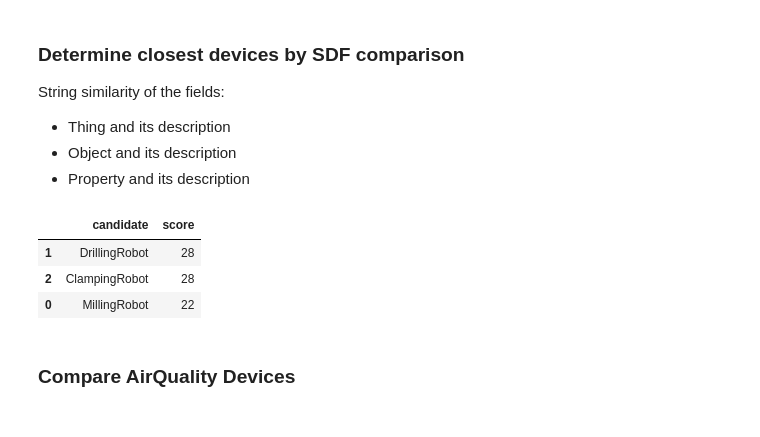
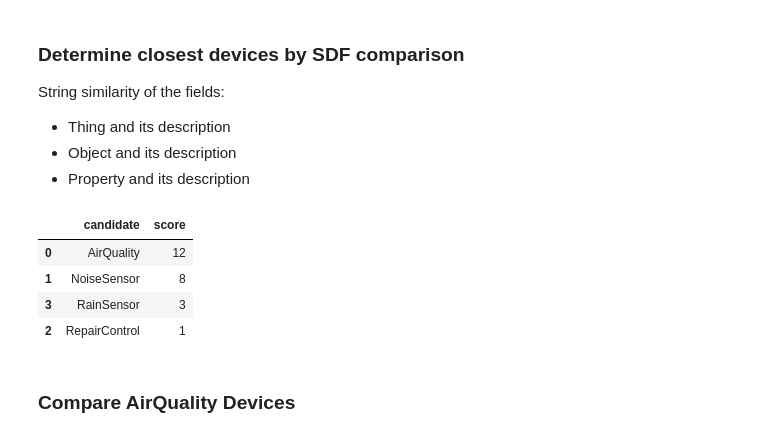
Before and after one commit to alejp1998/kg-iot-dt, a Jupyter notebook: kgdt/devs_similarity.ipynb, the cells around one changed output. Saved outputs shown, nothing was run; the diff lists cells and outputs as text; code cells hidden in the pictures.

```diff
--- a/kgdt/devs_similarity.ipynb
+++ b/kgdt/devs_similarity.ipynb
@@ -135,3 +114,15 @@ unknown_dev_name = 'PickUpRobot'
+# %%
+# Compute voting results df
+def calc_voting_result_df(votes) :
+    total_vote_sdf = {}
+    for vote in votes:
+        for candidate, score in vote.items() :
+            if candidate not in total_vote_sdf :
+                total_vote_sdf[candidate] = score
+            else :
+                total_vote_sdf[candidate] += score
+
+    return pd.DataFrame(total_vote_sdf.items(),columns=['candidate','score']).sort_values(by='score',ascending=False)
 # %% [markdown]
 ### Determine closest devices by SDF comparison
 
@@ -140,28 +131,27 @@ String similarity of the fields:
 - Object and its description
 - Property and its description
 # %%
-unknown_sdf = sdfs_df[sdfs_df.thing==unknown_dev_name]
-known_sdfs = sdfs_df[sdfs_df.thing!=unknown_dev_name]
+noninteg_class = sdfs_df[sdfs_df.thing == name]
+integ_classes = sdfs_df[sdfs_df.thing != name]
 # %%
 # Define distance functions
 def calc_str_dist(descs, row):
-    return fuzz.ratio(descs,row['thing_desc'] + ' ' + row['obj'] + ' ' + row['obj_desc'] + ' ' + row['prop'] + ' ' + row['prop_desc'])
+    return fuzz.ratio(descs,row['prop'] + ' ' + row['prop_desc'])
 
-# Compute closest devices by SDF
-def get_closest_devs_by_sdf(unknown_sdf,known_sdfs,i) :
-    # Create local copies
-    unknown_row = unknown_sdf.iloc[i].copy()
-    knowns_alike = known_sdfs[known_sdfs.prop_type==unknown_row['prop_type']].copy()
+# Compute closest classes by comparing SDF descriptions
+def get_closest_classes(noninteg_class,integ_classes,i,score=3) :
+    # Create local copies and compare only rows with same data type
+    noninteg_class_row = noninteg_class.iloc[i].copy()
+    integ_classes = integ_classes[integ_classes.prop_type==noninteg_class_row['prop_type']].copy()
 
-    # Build joint description
-    descs = unknown_row['thing'] + ' ' + unknown_row['thing_desc'] + ' ' + unknown_row['obj'] + ' ' + unknown_row['obj_desc'] + ' ' + unknown_row['prop'] + ' ' + unknown_row['prop_desc']
+    # Build non integrated row text description
+    non_integ_class_row_desc = noninteg_class_row['prop'] + ' ' + noninteg_class_row['prop_desc']
 
-    # Calc string distances
-    knowns_alike['str_dist'] = knowns_alike.apply(lambda x: calc_str_dist(descs,x), axis=1)
-    closest_things = knowns_alike[['thing','obj','prop','str_dist']].sort_values(by='str_dist',ascending=False)
+    # Calc string distances to each other integrated row text description
+    integ_classes['str_dist'] = integ_classes.apply(lambda x: calc_str_dist(non_integ_class_row_desc,x), axis=1)
+    closest_things = integ_classes[['thing','obj','prop','str_dist']].sort_values(by='str_dist',ascending=False)
 
     # Give points based on closeness
-    score = 3
     vote = {}
     for row in closest_things.itertuples() :
         if score == 0 : break
@@ -185,7 +162,0 @@ total_vote_sdf_df = pd.DataFrame(total_vote_sdf.items(),columns=['candidate','sc
-# %%
-total_vote_sdf_df
-# %% [output]
-|  | candidate | score |
-| 1 | DrillingRobot | 28 |
-| 2 | ClampingRobot | 28 |
-| 0 | MillingRobot | 22 |
@@ -195,3 +163,15 @@ closest_sdf_devs = total_vote_sdf_df.candidate.iloc[0:5].tolist()
+# %%
+# Compute Top 5 closest SDF classes
+votes = (Parallel(n_jobs=12)(delayed(get_closest_classes)(noninteg_class,integ_classes,i) for i in range(noninteg_class.shape[0])))
+voting_result_df = calc_voting_result_df(votes)
+closest_classes = voting_result_df.candidate.iloc[0:5].tolist()
+voting_result_df
+# %% [output]
+|  | candidate | score |
+| 0 | AirQuality | 12 |
+| 1 | NoiseSensor | 8 |
+| 3 | RainSensor | 3 |
+| 2 | RepairControl | 1 |
 # %% [markdown]
 ### Compare AirQuality Devices
 # %%
```
Also changed, not shown: parts of 18 cells of this notebook, 4 other files.
